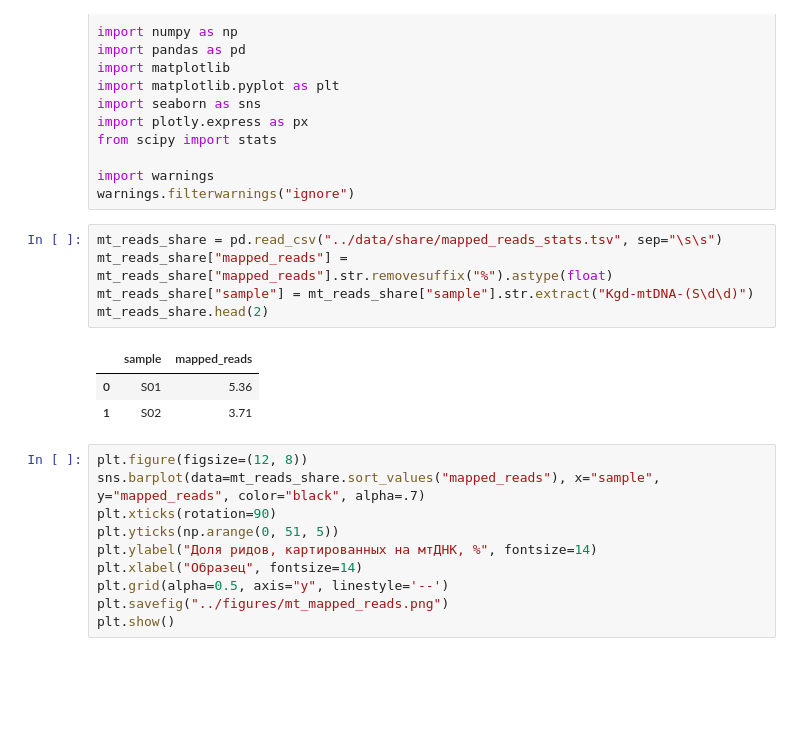
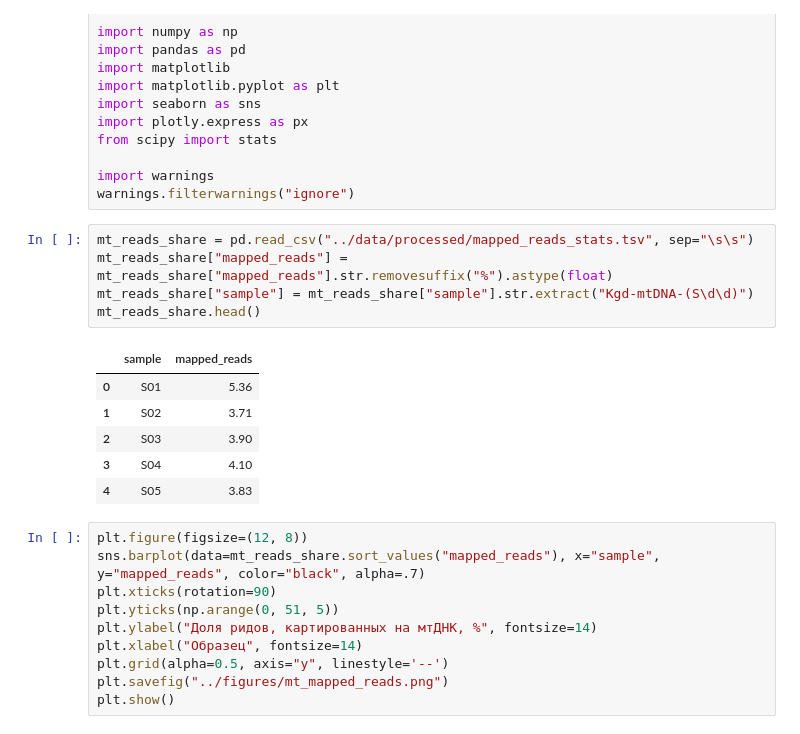
Before and after one commit to mitoclub/OldMenGenetics, a Jupyter notebook: notebooks/stats.ipynb, the cells around one changed output. Cells and saved outputs as stored; diff of their text form; blank space fills up the shorter version.

```diff
--- a/notebooks/stats.ipynb
+++ b/notebooks/stats.ipynb
@@ -15,14 +15,17 @@ from scipy import stats
 import warnings
 warnings.filterwarnings("ignore")
 # %%
-mt_reads_share = pd.read_csv("../data/share/mapped_reads_stats.tsv", sep="\s\s")
+mt_reads_share = pd.read_csv("../data/processed/mapped_reads_stats.tsv", sep="\s\s")
 mt_reads_share["mapped_reads"] = mt_reads_share["mapped_reads"].str.removesuffix("%").astype(float)
 mt_reads_share["sample"] = mt_reads_share["sample"].str.extract("Kgd-mtDNA-(S\d\d)")
-mt_reads_share.head(2)
+mt_reads_share.head()
 # %% [output]
 |  | sample | mapped_reads |
 | 0 | S01 | 5.36 |
 | 1 | S02 | 3.71 |
+| 2 | S03 | 3.90 |
+| 3 | S04 | 4.10 |
+| 4 | S05 | 3.83 |
 # %%
 plt.figure(figsize=(12, 8))
 sns.barplot(data=mt_reads_share.sort_values("mapped_reads"), x="sample", y="mapped_reads", color="black", alpha=.7)
```
Also changed, not shown: parts of 12 cells of this notebook, 6 other files.
